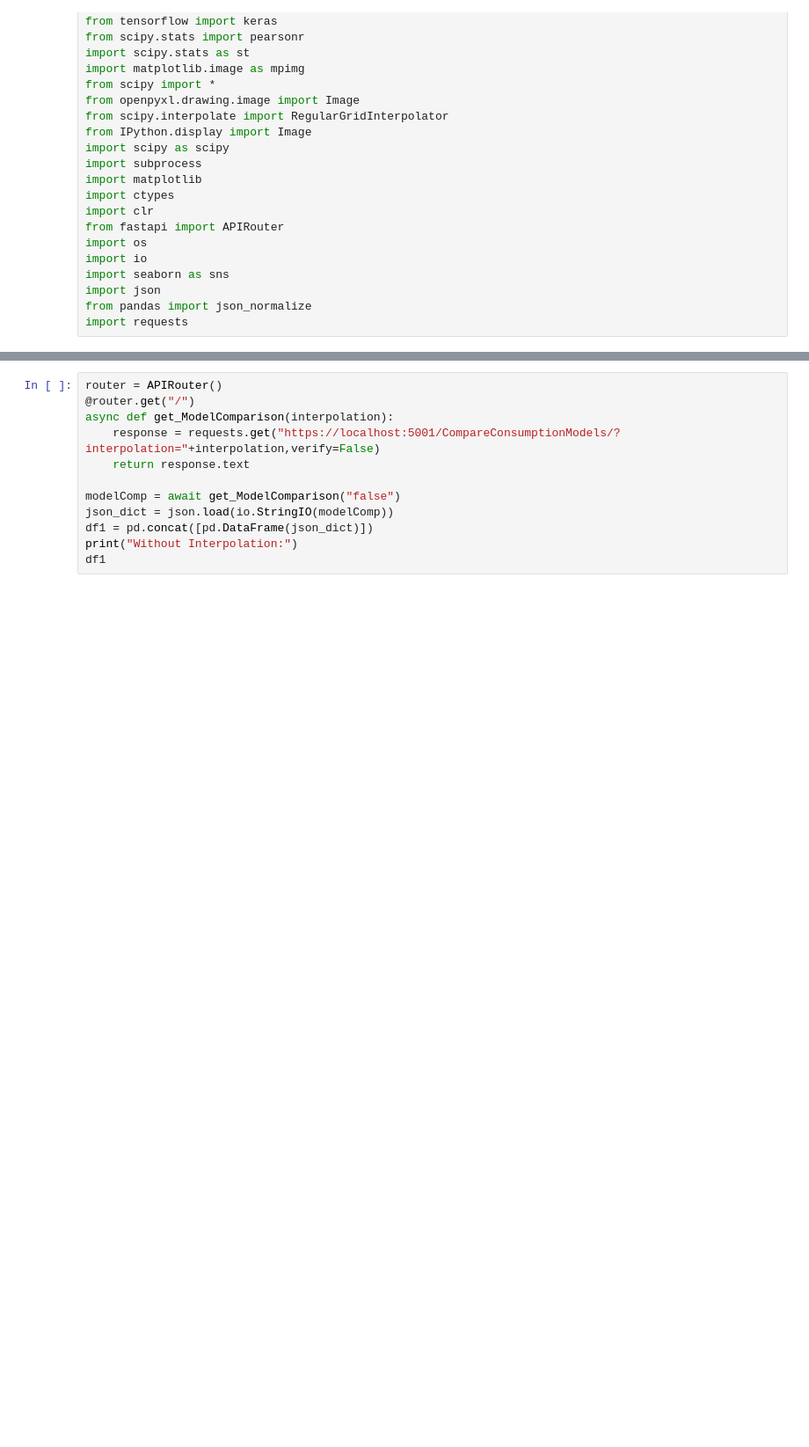
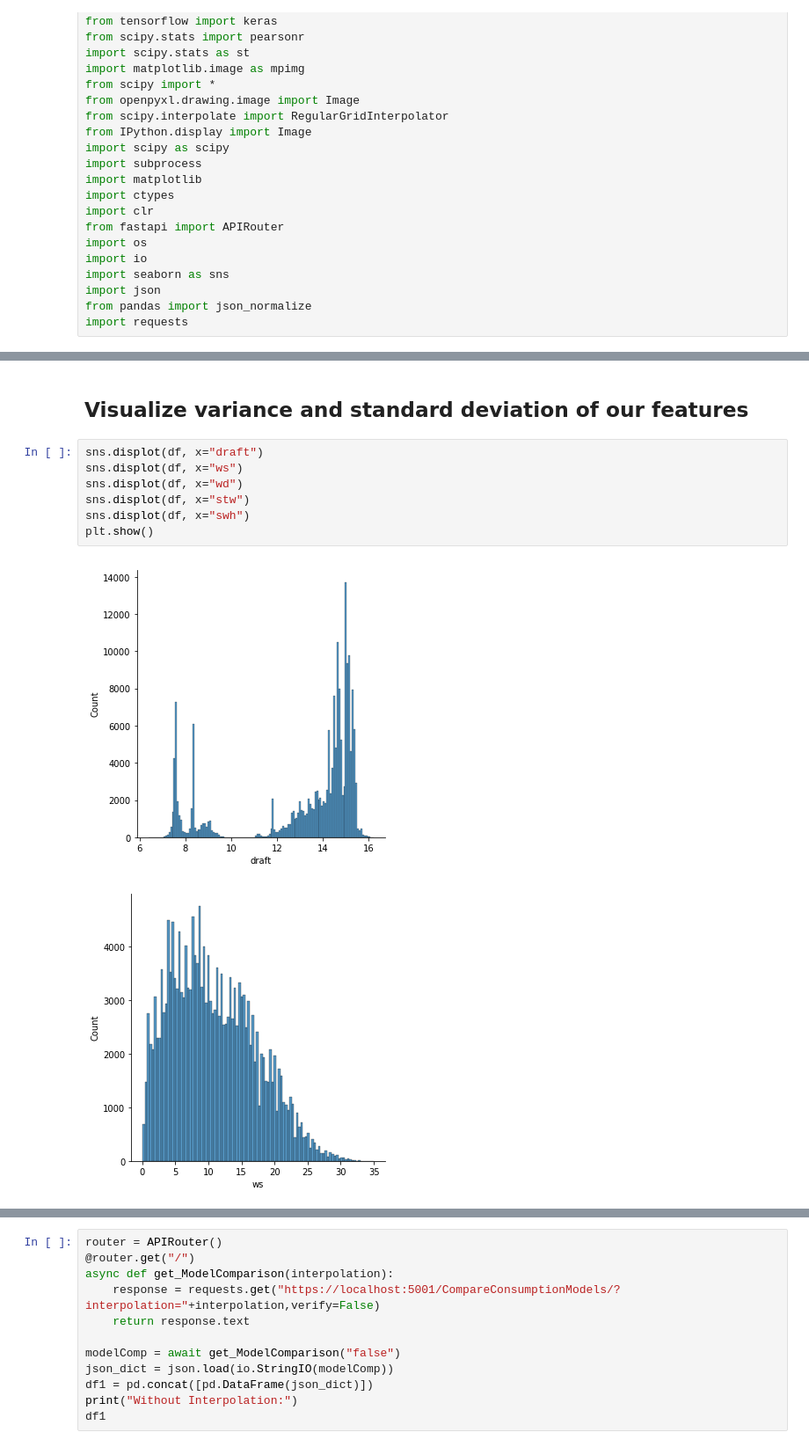
Before and after one commit to dimitris7892/notebooks, a Jupyter notebook: CompareConsumptionModels.ipynb, the cells around one changed output, grey strips where cells are left out. Shown at 88% size. Saved outputs shown, nothing was run; the diff lists cells and outputs as text; blank space fills up the shorter version.

```diff
--- a/CompareConsumptionModels.ipynb
+++ b/CompareConsumptionModels.ipynb
@@ -99,0 +100,12 @@ dfNew.head(15)
+# %% [markdown]
+## Visualize variance and standard deviation of our features
+# %%
+sns.displot(df, x="draft")
+sns.displot(df, x="ws")
+sns.displot(df, x="wd")
+sns.displot(df, x="stw")
+sns.displot(df, x="swh")
+plt.show()
+# %% [output]
+[figure, added]
+[figure, added]
```
Also changed, not shown: parts of 5 cells of this notebook.
